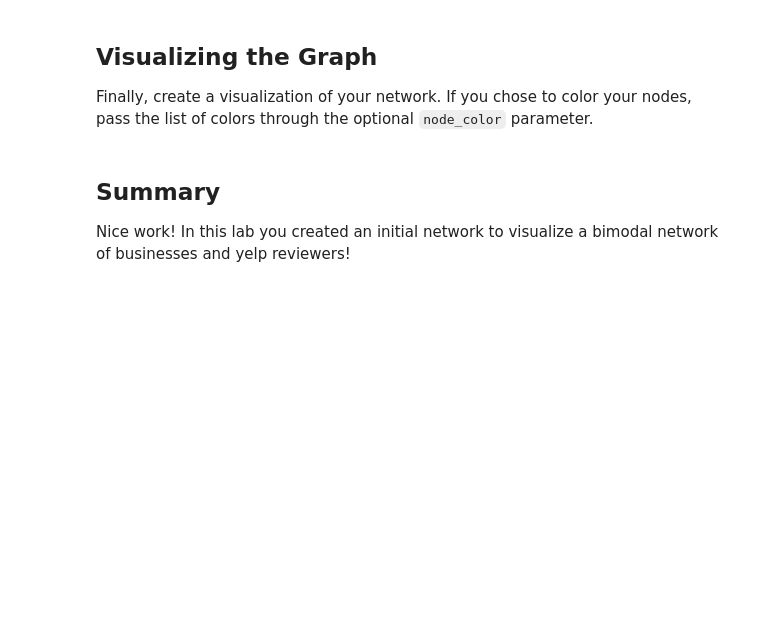
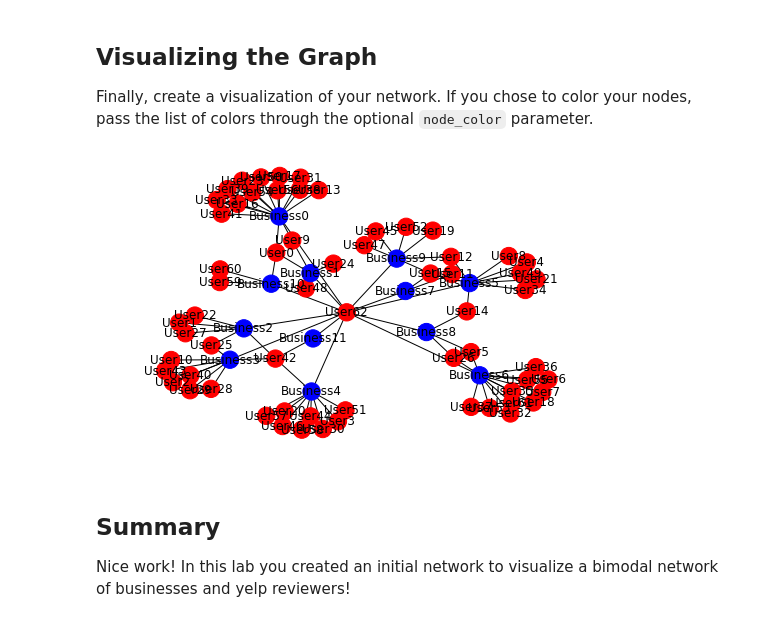
Before and after one commit to mandoiwanaga/dsc-3-28-04-graph-data-io-codealong-seattle-ds-career-040119, a Jupyter notebook: index.ipynb, the cells around one changed output. Drawn from its saved outputs; the diff is of its cells as text; code cells hidden in the pictures; blank space fills up the shorter version.

```diff
--- a/index.ipynb
+++ b/index.ipynb
@@ -72,7 +72,9 @@ for row in df.index:
 Finally, create a visualization of your network. If you chose to color your nodes, pass the list of colors through the optional `node_color` parameter.
 # %%
 %matplotlib inline
-nx.draw(G)
+nx.draw(G, with_labels=True, node_color=node_color)
+# %% [output]
+[figure, added]
 # %% [markdown]
 ## Summary
 
```
